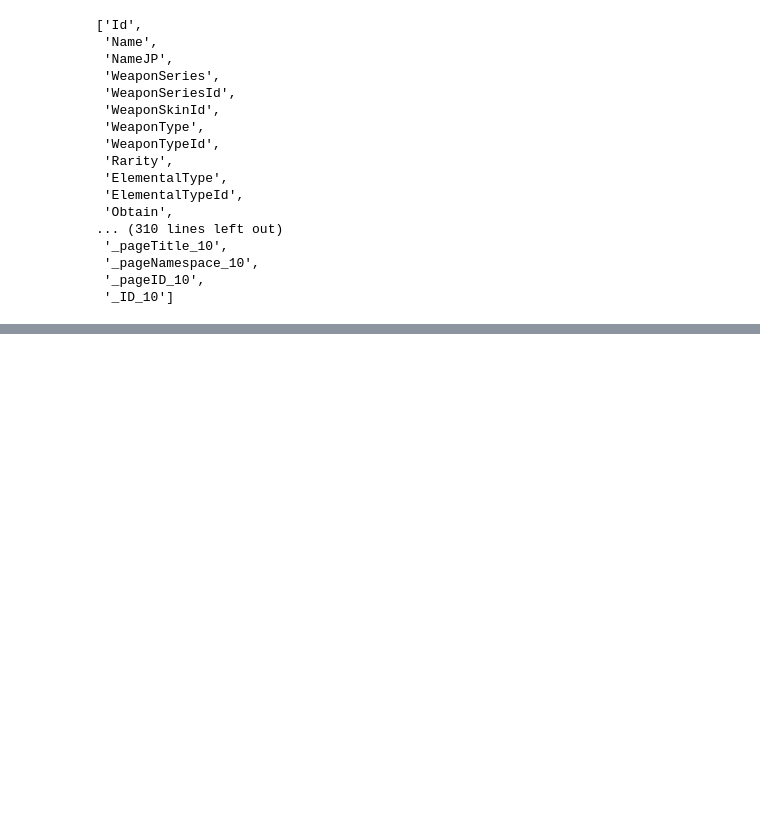
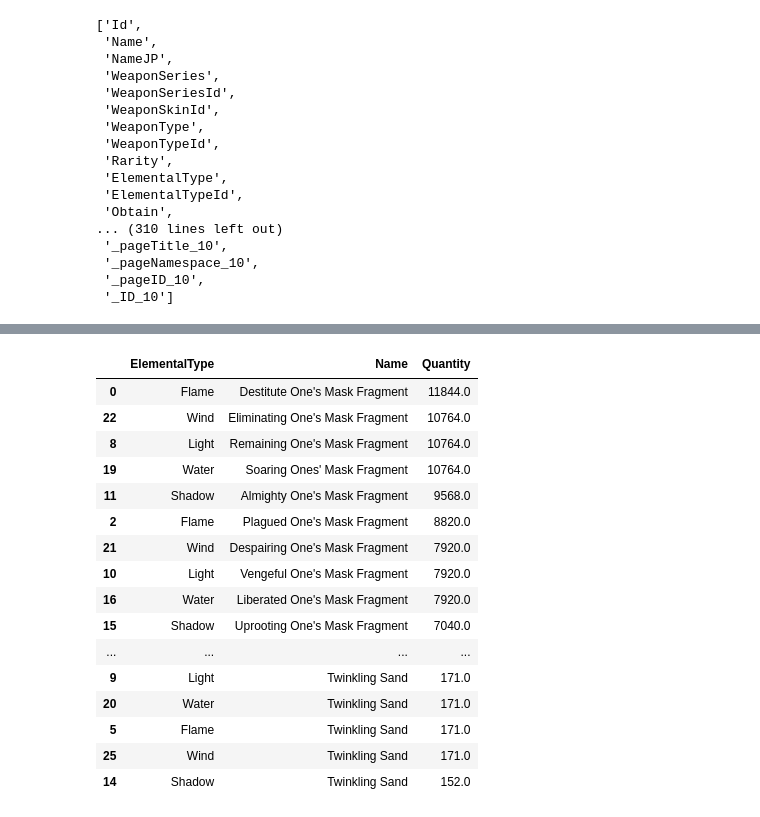
Before and after one commit to froggercat-just-for-fun/dl-weapon-calculator, a Jupyter notebook: explore.ipynb, the cells around one changed output, grey strips where cells are left out. Cells and saved outputs as stored; diff of their text form; code cells hidden in the pictures; blank space fills up the shorter version.

```diff
--- a/explore.ipynb
+++ b/explore.ipynb
@@ -279,0 +343,21 @@ indexed_df
+# %%
+get_materials(agito_weapon_calc_df).groupby(
+    ["ElementalType", "Name"]).sum().reset_index().sort_values("Quantity", ascending=False)
+# %% [output]
+|  | ElementalType | Name | Quantity |
+| 0 | Flame | Destitute One's Mask Fragment | 11844.0 |
+| 22 | Wind | Eliminating One's Mask Fragment | 10764.0 |
+| 8 | Light | Remaining One's Mask Fragment | 10764.0 |
+| 19 | Water | Soaring Ones' Mask Fragment | 10764.0 |
+| 11 | Shadow | Almighty One's Mask Fragment | 9568.0 |
+| 2 | Flame | Plagued One's Mask Fragment | 8820.0 |
+| 21 | Wind | Despairing One's Mask Fragment | 7920.0 |
+| 10 | Light | Vengeful One's Mask Fragment | 7920.0 |
+| 16 | Water | Liberated One's Mask Fragment | 7920.0 |
+| 15 | Shadow | Uprooting One's Mask Fragment | 7040.0 |
+| ... | ... | ... | ... |
+| 9 | Light | Twinkling Sand | 171.0 |
+| 20 | Water | Twinkling Sand | 171.0 |
+| 5 | Flame | Twinkling Sand | 171.0 |
+| 25 | Wind | Twinkling Sand | 171.0 |
+| 14 | Shadow | Twinkling Sand | 152.0 |
```
Also changed, not shown: parts of 6 cells of this notebook, 2 other files.
